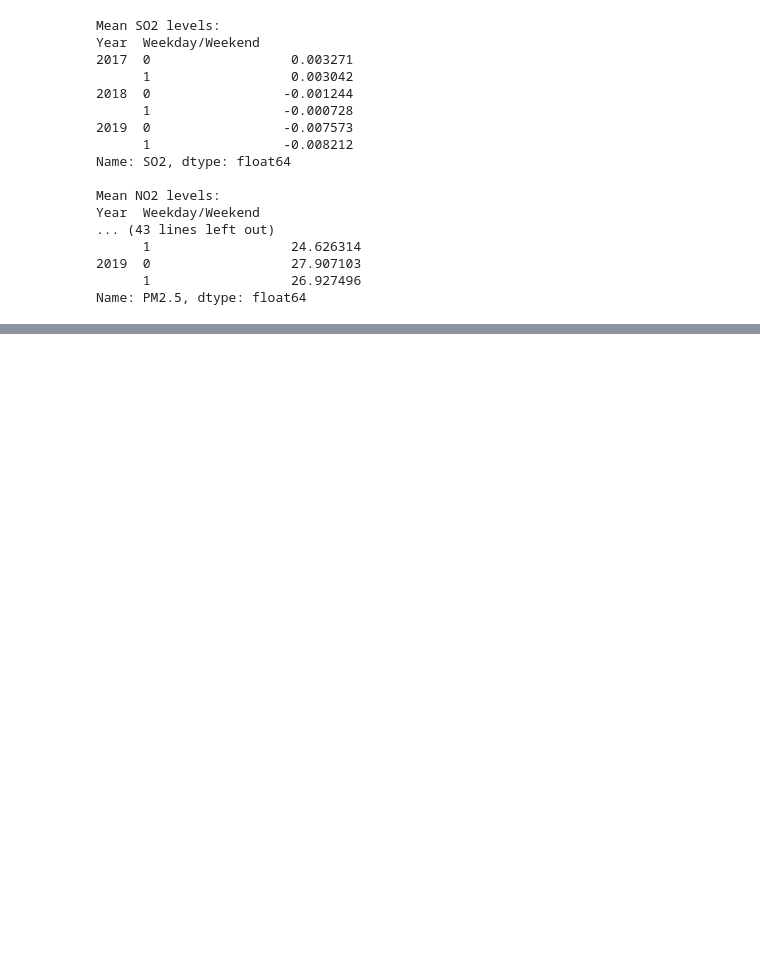
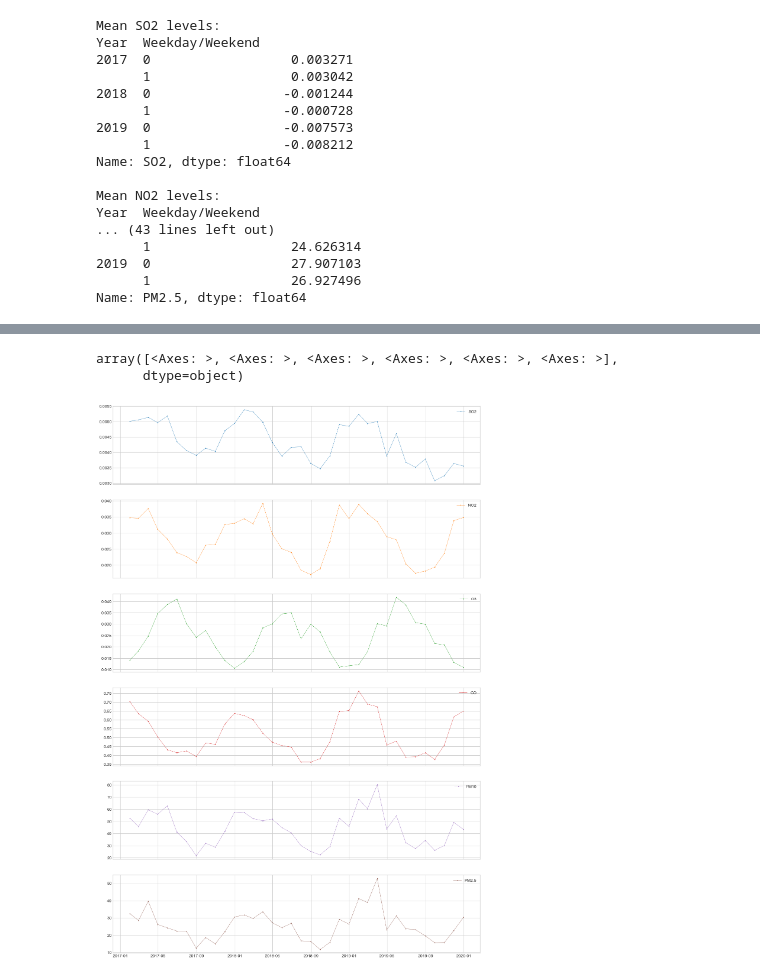
Before and after one commit to alpysbayev/test-task_DS-DE, a Jupyter notebook: ds-bi.ipynb, the cells around one changed output, grey strips where cells are left out. Cells and saved outputs as stored; diff of their text form; code cells hidden in the pictures; blank space fills up the shorter version.

```diff
--- a/ds-bi.ipynb
+++ b/ds-bi.ipynb
@@ -105,3 +115,17 @@ Year  Weekday/Weekend
 2019  0                  27.907103
       1                  26.927496
 Name: PM2.5, dtype: float64
+# %%
+df_summary = pd.read_csv('Measurement_summary.csv')
+df_summary = df_summary.drop(['Address', 'Latitude', 'Longitude', 'Station code'], axis=1)
+
+# Loop through columns and replace negative values with zero
+for col in df_summary.columns[1:7]:  # Adjust the column range as per your data
+    df_summary[col] = pd.to_numeric(df_summary[col], errors='coerce')  # Convert column to numeric type
+    df_summary.loc[df_summary[col] < 0, col] = 0  # Replace negative values with zero
+
+
+df_summary['Measurement date'] = pd.to_datetime(df_summary['Measurement date'])
+df_i_summary = df_summary.set_index('Measurement date')
+
+df_i_summary['2017']
@@ -107,0 +147,2 @@ Name: PM2.5, dtype: float64
+# %%
+df_month_sum = df_i_summary[: '2019-12-31'].resample('M').mean()
@@ -107,0 +159,8 @@ Name: PM2.5, dtype: float64
+# %%
+df_sum_ser=validate_series(df_month_sum)
+# %%
+plot(df_sum_ser)
+# %% [output]
+array([<Axes: >, <Axes: >, <Axes: >, <Axes: >, <Axes: >, <Axes: >],
+      dtype=object)
+[figure, added]
```
Also changed, not shown: parts of 20 cells of this notebook, 2 other files.
